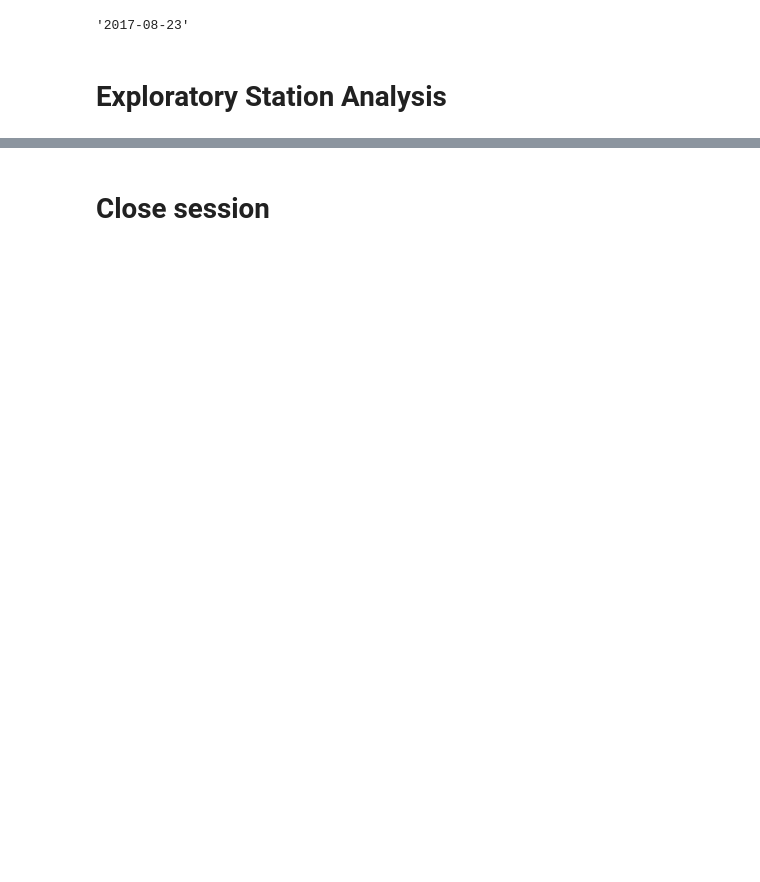
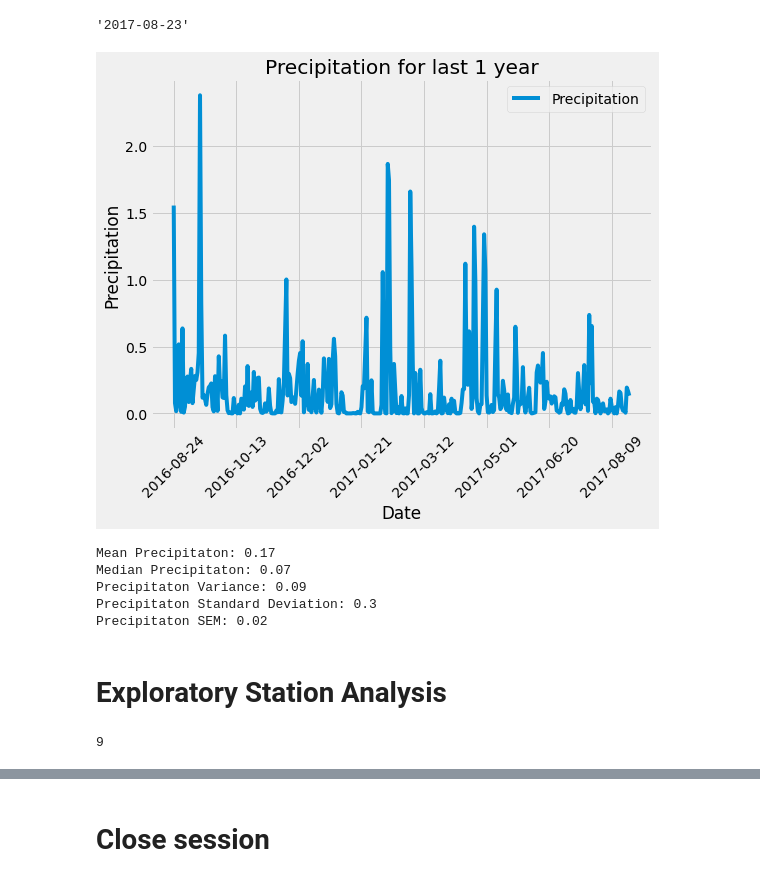
Before and after one commit to serdar-bayramov/sqlalchemy-challenge, a Jupyter notebook: climate.ipynb, the cells around one changed output, grey strips where cells are left out. Drawn from its saved outputs; the diff is of its cells as text; code cells hidden in the pictures; blank space fills up the shorter version.

```diff
--- a/climate.ipynb
+++ b/climate.ipynb
@@ -100,16 +116,23 @@ last_date
 # Starting from the most recent data point in the database.
 # Calculate the date one year from the last date in data set.
 last_year = datetime.strptime(last_date, '%Y-%m-%d') - dt.timedelta(days=365)
+# %%
+# Perform a query to retrieve the data and precipitation scores
+last_year_prcp = (session.query(Measurement.date,func.avg(Measurement.prcp)).filter(Measurement.date>last_year).
+                 group_by(Measurement.date).all())
 # %%
-# Perform a query to retrieve the data and precipitation scores
-last_year_prcp = (session.query(Measurement.date,Measurement.prcp).filter(Measurement.date>last_year).
-                 group_by(Measurement.prcp).order_by(Measurement.prcp.desc()).all())
-
 # Save the query results as a Pandas DataFrame and set the index to the date column
 last_year_prcp_df = pd.DataFrame(last_year_prcp, columns=['Date', 'Precipitation']).set_index('Date')
 last_year_prcp_df
 
 # Sort the dataframe by date
-last_year_prcp_df.sort_values(by=['Date'],inplace=True,ascending=False)
+last_year_prcp_df.sort_values(by=['Date'],inplace=True,ascending=True)
 
 # Use Pandas Plotting with Matplotlib to plot the data
+last_year_prcp_df.plot(title="Precipitation for last 1 year",figsize=(8,6))
+plt.xticks(rotation=45)
+plt.xlabel('Date')
+plt.ylabel('Precipitation')
+plt.show()
+# %% [output]
+[figure, added]
@@ -118,7 +139,25 @@ last_year_prcp_df.sort_values(by=['Date'],inplace=True,ascending=False)
+# %%
+# Use Pandas to calcualte the summary statistics for the precipitation data
+last_year_prcp_df.describe()
+# or
+mean_prcp = print(f"Mean Precipitaton: {round(last_year_prcp_df.Precipitation.mean(),2)}")
+median_prcp = print(f"Median Precipitaton: {round(last_year_prcp_df.Precipitation.median(),2)}")
+var_prcp = print(f"Precipitaton Variance: {round(last_year_prcp_df.Precipitation.var(),2)}")
+std_prcp = print(f"Precipitaton Standard Deviation: {round(last_year_prcp_df.Precipitation.std(),2)}")
+sem_prcp = print(f"Precipitaton SEM: {round(last_year_prcp_df.Precipitation.sem(),2)}")
+# %% [output]
+Mean Precipitaton: 0.17
+Median Precipitaton: 0.07
+Precipitaton Variance: 0.09
+Precipitaton Standard Deviation: 0.3
+Precipitaton SEM: 0.02
 # %% [markdown]
 # Exploratory Station Analysis
 # %%
 # Design a query to calculate the total number stations in the dataset
+session.query(Station.id).count()
+# %% [output]
+9
 # %%
 # Design a query to find the most active stations (i.e. what stations have the most rows?)
 # List the stations and the counts in descending order.
```
Also changed, not shown: parts of 6 cells of this notebook.
